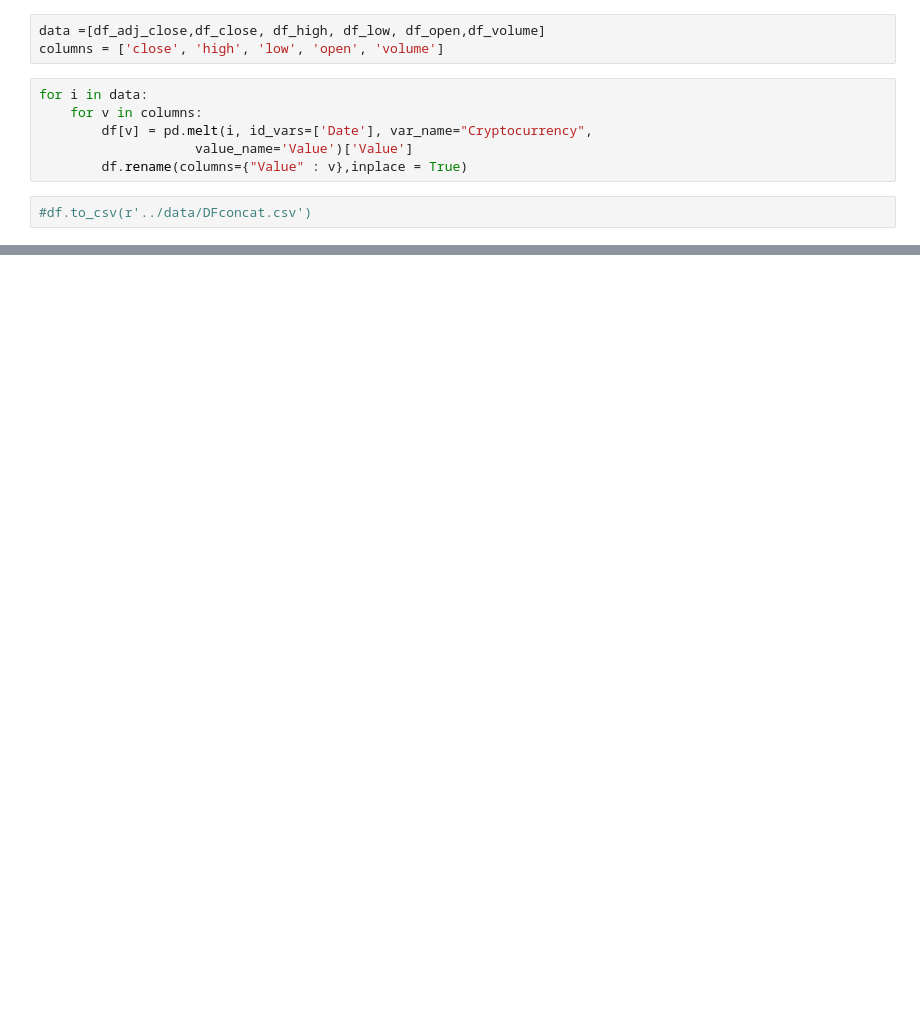
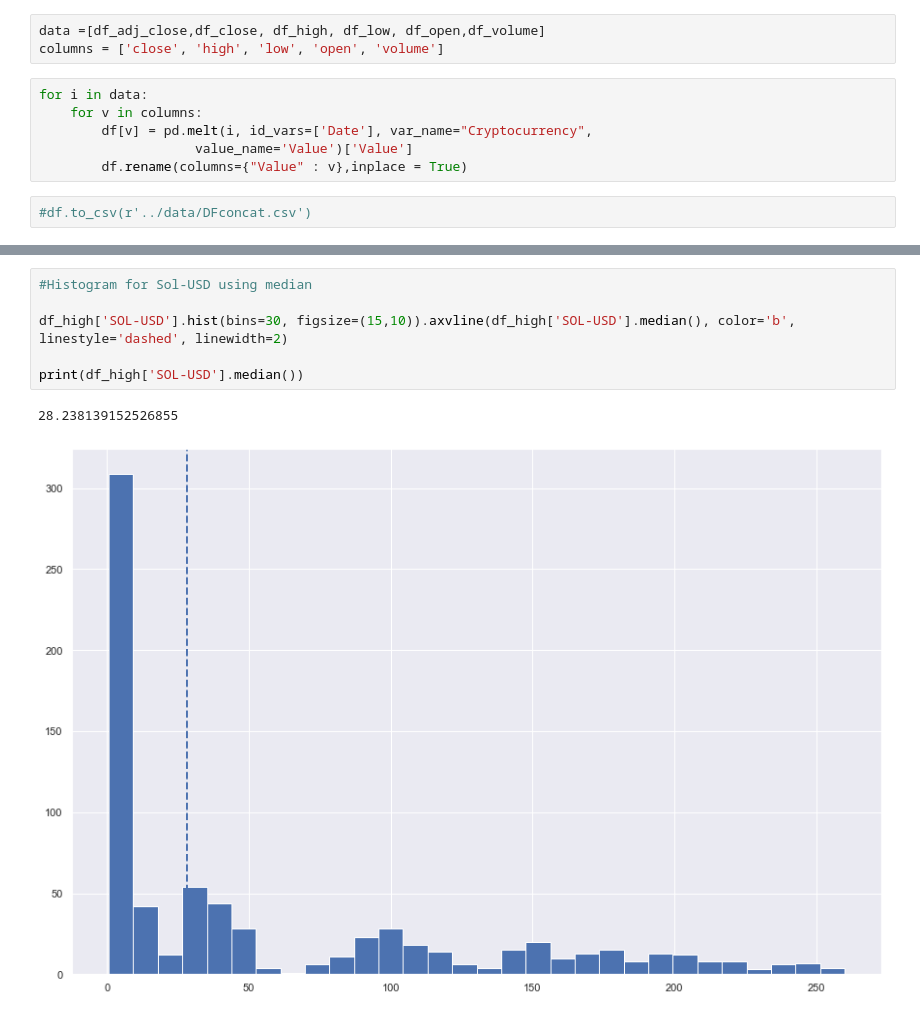
Before and after one commit to diogobulhosa/BC4, a Jupyter notebook: notebooks/NB_Mafalda.ipynb, the cells around one changed output, grey strips where cells are left out. Drawn from its saved outputs; the diff is of its cells as text; blank space fills up the shorter version.

```diff
--- a/notebooks/NB_Mafalda.ipynb
+++ b/notebooks/NB_Mafalda.ipynb
@@ -64,0 +196,9 @@ df['ranknow'] =
+# %%
+#Histogram for Sol-USD using median
+
+df_high['SOL-USD'].hist(bins=30, figsize=(15,10)).axvline(df_high['SOL-USD'].median(), color='b', linestyle='dashed', linewidth=2)
+
+print(df_high['SOL-USD'].median())
+# %% [output]
+28.238139152526855
+[figure, added]
```
Also changed, not shown: parts of 38 cells of this notebook.
